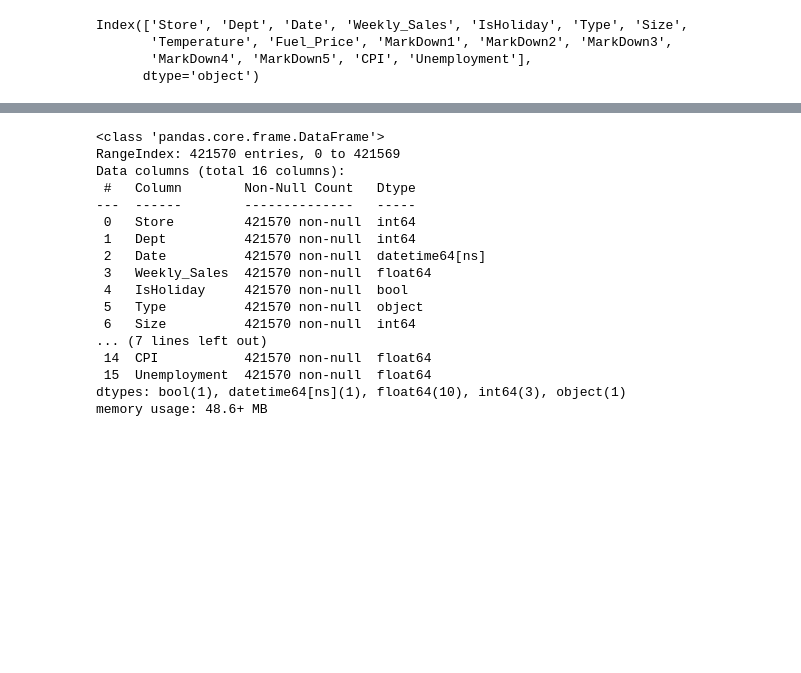
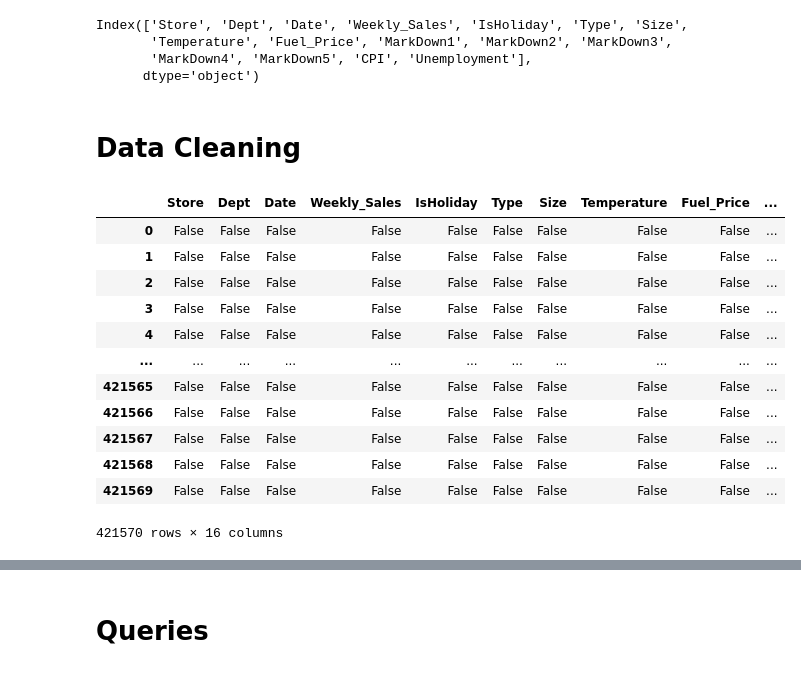
Before and after one commit to ArunK-ML/Data-Preprocessing-Sales-Stores-Features_Data_Set, a Jupyter notebook: Sales_Stores_Features.ipynb, the cells around one changed output, grey strips where cells are left out. Saved outputs shown, nothing was run; the diff lists cells and outputs as text; code cells hidden in the pictures; blank space fills up the shorter version.

```diff
--- a/Sales_Stores_Features.ipynb
+++ b/Sales_Stores_Features.ipynb
@@ -155,11 +155,31 @@ Index(['Store', 'Dept', 'Date', 'Weekly_Sales', 'IsHoliday', 'Type', 'Size',
        'Temperature', 'Fuel_Price', 'MarkDown1', 'MarkDown2', 'MarkDown3',
        'MarkDown4', 'MarkDown5', 'CPI', 'Unemployment'],
       dtype='object')
+# %% [markdown]
+# **Data Cleaning**
 # %%
 from typing import Text
-# In table date type is mistake .. change the date type
+# In table date type is mistake .. change the date type ...... And fill the nun values in the tables
 
 df_sales_stores_features["Date"] = pd.to_datetime(df_sales_stores_features["Date"],format = "%d/%m/%Y")
+
+df_sales_stores_features.fillna(0, inplace=True)
+# %%
+df_sales_stores_features.isna()
+# %% [output]
+|  | Store | Dept | Date | Weekly_Sales | IsHoliday | Type | Size | Temperature | Fuel_Price | ... |
+| 0 | False | False | False | False | False | False | False | False | False | ... |
+| 1 | False | False | False | False | False | False | False | False | False | ... |
+| 2 | False | False | False | False | False | False | False | False | False | ... |
+| 3 | False | False | False | False | False | False | False | False | False | ... |
+| 4 | False | False | False | False | False | False | False | False | False | ... |
+| ... | ... | ... | ... | ... | ... | ... | ... | ... | ... | ... |
+| 421565 | False | False | False | False | False | False | False | False | False | ... |
+| 421566 | False | False | False | False | False | False | False | False | False | ... |
+| 421567 | False | False | False | False | False | False | False | False | False | ... |
+| 421568 | False | False | False | False | False | False | False | False | False | ... |
+| 421569 | False | False | False | False | False | False | False | False | False | ... |
+421570 rows × 16 columns
 # %%
 df_sales_stores_features
 # %% [output]
@@ -176,23 +196,5 @@ df_sales_stores_features
 | 421568 | 45 | 98 | 2012-10-19 | 760.01 | False | B | 118221 | 56.47 | 3.969 | ... |
 | 421569 | 45 | 98 | 2012-10-26 | 1076.80 | False | B | 118221 | 58.85 | 3.882 | ... |
 421570 rows × 16 columns
-# %%
-df_sales_stores_features.info()
-# %% [output]
-<class 'pandas.core.frame.DataFrame'>
-RangeIndex: 421570 entries, 0 to 421569
-Data columns (total 16 columns):
- #   Column        Non-Null Count   Dtype
----  ------        --------------   -----
- 0   Store         421570 non-null  int64
- 1   Dept          421570 non-null  int64
- 2   Date          421570 non-null  datetime64[ns]
- 3   Weekly_Sales  421570 non-null  float64
- 4   IsHoliday     421570 non-null  bool
- 5   Type          421570 non-null  object
- 6   Size          421570 non-null  int64
-... (7 lines left out)
- 14  CPI           421570 non-null  float64
- 15  Unemployment  421570 non-null  float64
-dtypes: bool(1), datetime64[ns](1), float64(10), int64(3), object(1)
-memory usage: 48.6+ MB
+# %% [markdown]
+# **Queries**
```
Also changed, not shown: parts of 2 cells of this notebook.
